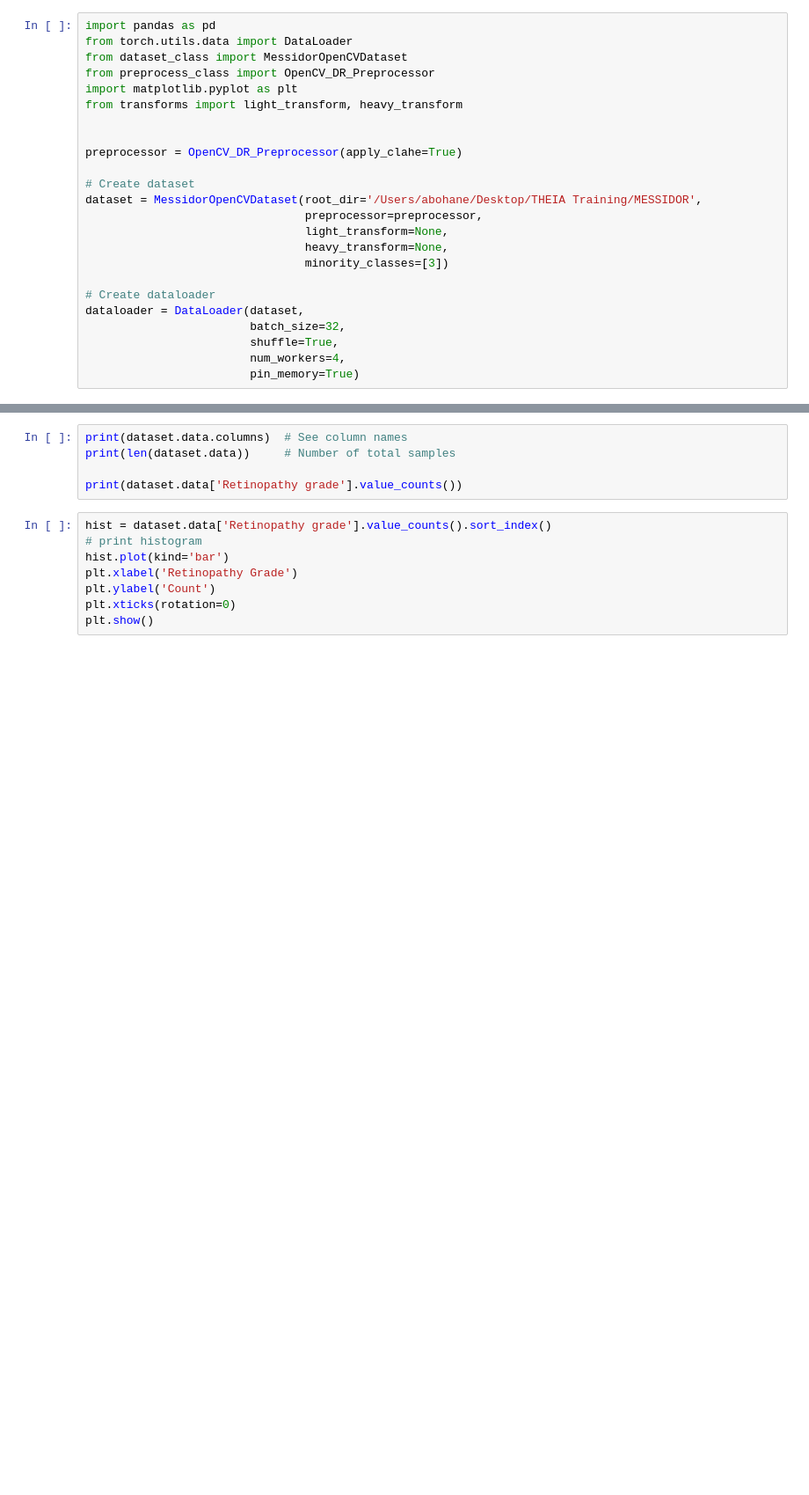
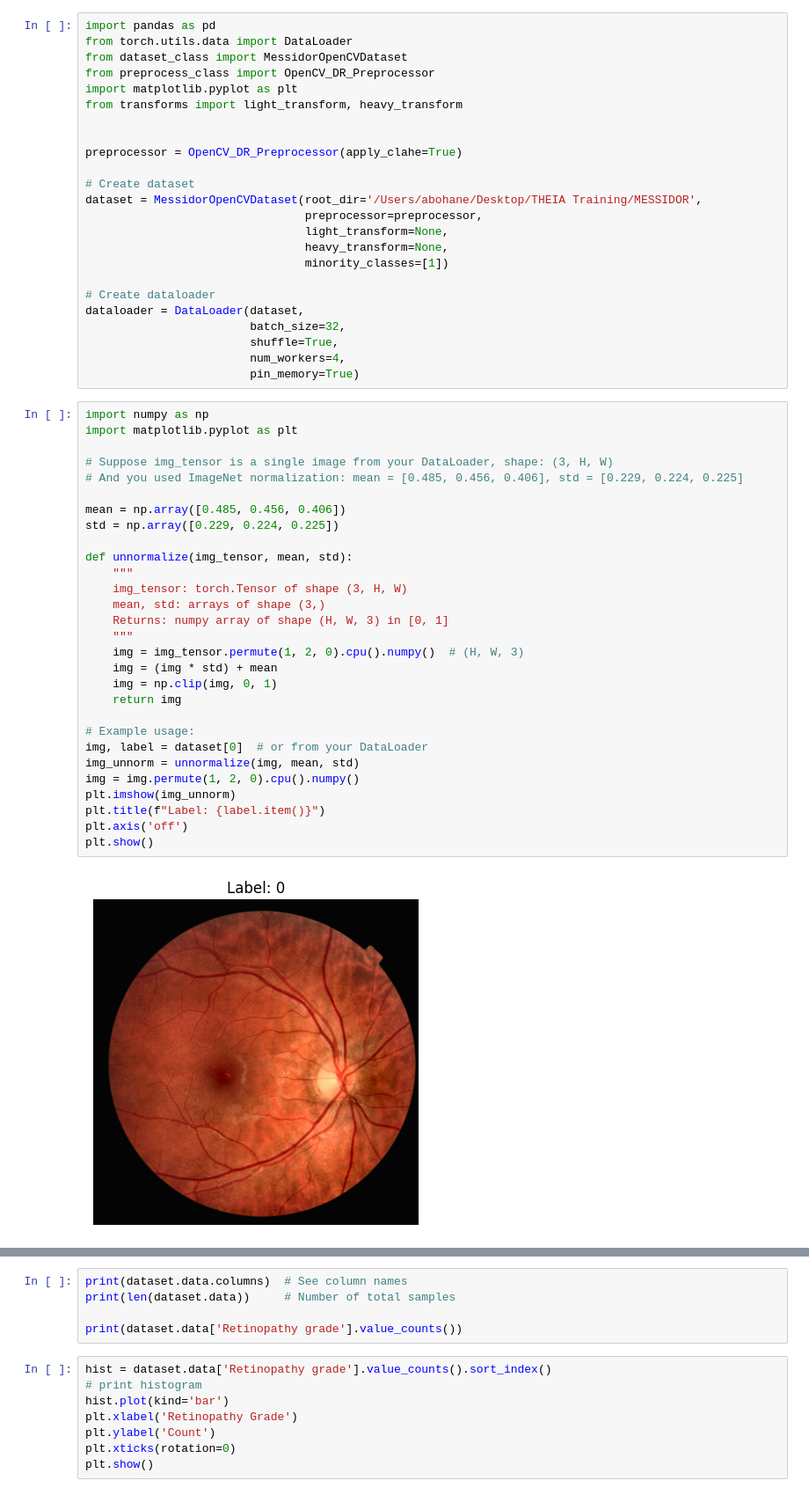
Before and after one commit to alexbohane/DR_Training, a Jupyter notebook: eda_1.ipynb, the cells around one changed output, grey strips where cells are left out. Shown at 88% size. Drawn from its saved outputs; the diff is of its cells as text; blank space fills up the shorter version.

```diff
--- a/eda_1.ipynb
+++ b/eda_1.ipynb
@@ -14,7 +14,7 @@ dataset = MessidorOpenCVDataset(root_dir='/Users/abohane/Desktop/THEIA Training/
                                 preprocessor=preprocessor,
                                 light_transform=None,
                                 heavy_transform=None,
-                                minority_classes=[3])
+                                minority_classes=[1])
 
 # Create dataloader
 dataloader = DataLoader(dataset,
@@ -22,6 +22,37 @@ dataloader = DataLoader(dataset,
                         shuffle=True,
                         num_workers=4,
                         pin_memory=True)
+# %%
+import numpy as np
+import matplotlib.pyplot as plt
+
+# Suppose img_tensor is a single image from your DataLoader, shape: (3, H, W)
+# And you used ImageNet normalization: mean = [0.485, 0.456, 0.406], std = [0.229, 0.224, 0.225]
+
+mean = np.array([0.485, 0.456, 0.406])
+std = np.array([0.229, 0.224, 0.225])
+
+def unnormalize(img_tensor, mean, std):
+    """
+    img_tensor: torch.Tensor of shape (3, H, W)
+    mean, std: arrays of shape (3,)
+    Returns: numpy array of shape (H, W, 3) in [0, 1]
+    """
+    img = img_tensor.permute(1, 2, 0).cpu().numpy()  # (H, W, 3)
+    img = (img * std) + mean
+    img = np.clip(img, 0, 1)
+    return img
+
+# Example usage:
+img, label = dataset[0]  # or from your DataLoader
+img_unnorm = unnormalize(img, mean, std)
+img = img.permute(1, 2, 0).cpu().numpy()
+plt.imshow(img_unnorm)
+plt.title(f"Label: {label.item()}")
+plt.axis('off')
+plt.show()
+# %% [output]
+[figure, added]
 # %%
 # Check one batch
 for images, labels in dataloader:
```
Also changed, not shown: parts of 6 cells of this notebook, 17 other files.
